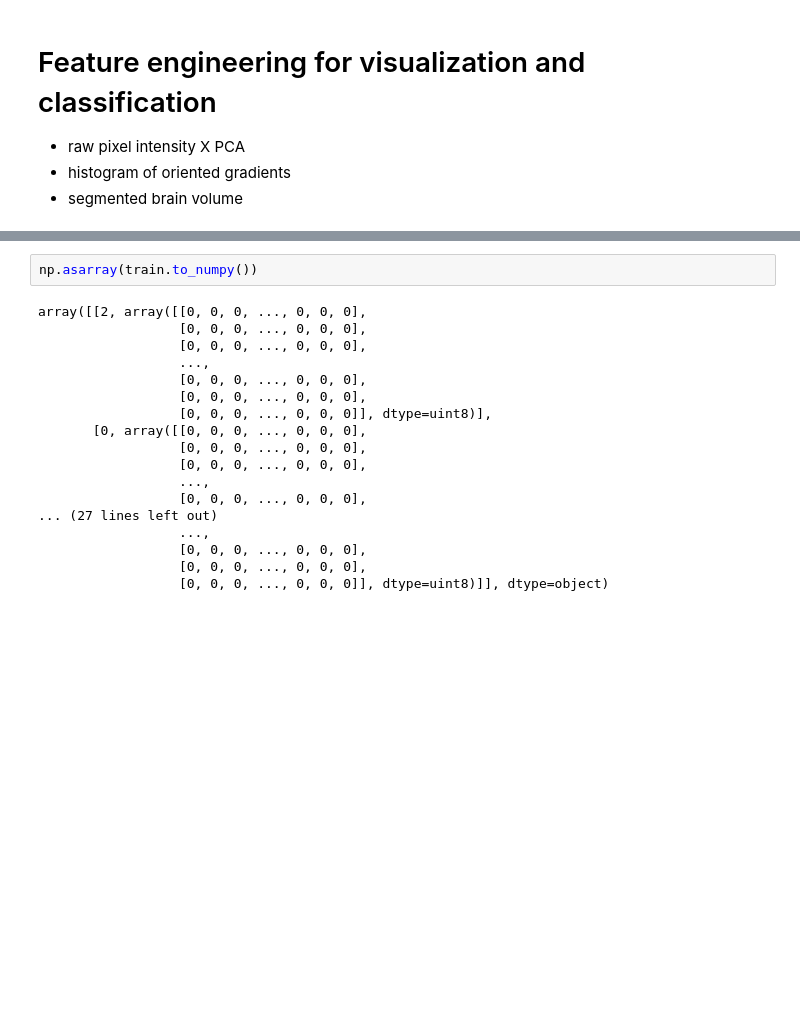
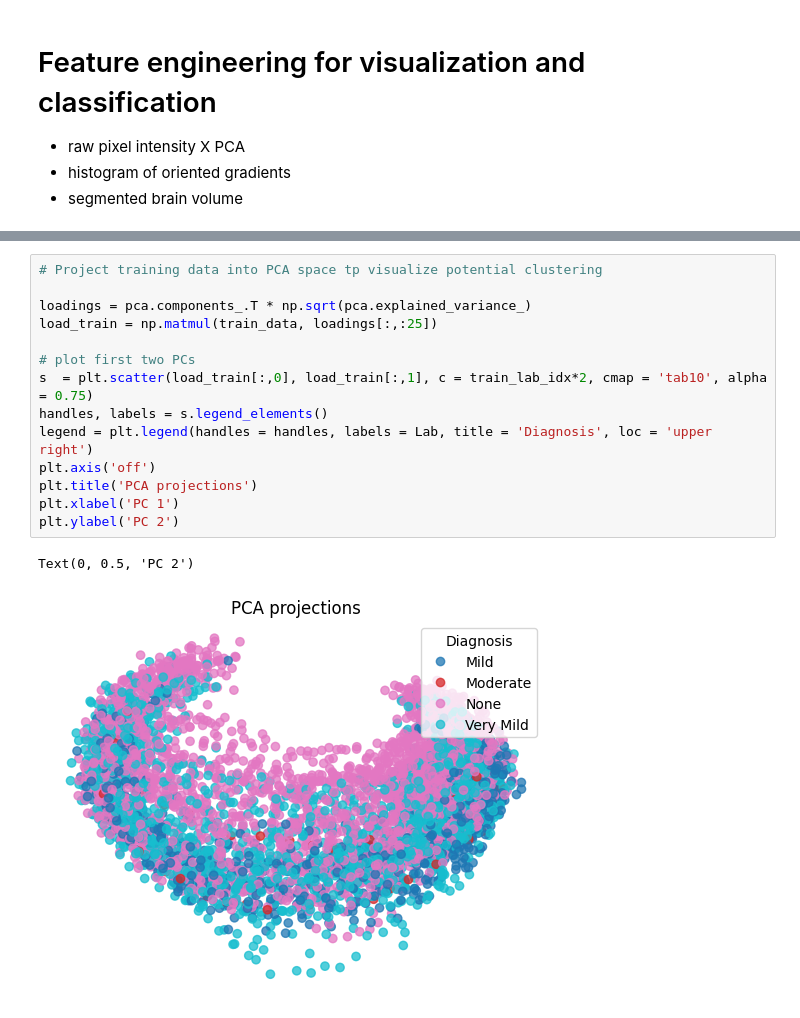
Before and after one commit to BradleyEdelman/Alzheimers-MRI-Classification, a Jupyter notebook: Alzheimers MRI classification.ipynb, the cells around one changed output, grey strips where cells are left out. Drawn from its saved outputs; the diff is of its cells as text; blank space fills up the shorter version.

```diff
--- a/Alzheimers MRI classification.ipynb
+++ b/Alzheimers MRI classification.ipynb
@@ -166,20 +164,17 @@ ValueError: setting an array element with a sequence.
-# %%
-np.asarray(train.to_numpy())
-# %% [output]
-array([[2, array([[0, 0, 0, ..., 0, 0, 0],
-                  [0, 0, 0, ..., 0, 0, 0],
-                  [0, 0, 0, ..., 0, 0, 0],
-                  ...,
-                  [0, 0, 0, ..., 0, 0, 0],
-                  [0, 0, 0, ..., 0, 0, 0],
-                  [0, 0, 0, ..., 0, 0, 0]], dtype=uint8)],
-       [0, array([[0, 0, 0, ..., 0, 0, 0],
-                  [0, 0, 0, ..., 0, 0, 0],
-                  [0, 0, 0, ..., 0, 0, 0],
-                  ...,
-                  [0, 0, 0, ..., 0, 0, 0],
-... (27 lines left out)
-                  ...,
-                  [0, 0, 0, ..., 0, 0, 0],
-                  [0, 0, 0, ..., 0, 0, 0],
-                  [0, 0, 0, ..., 0, 0, 0]], dtype=uint8)]], dtype=object)
+# %%
+# Project training data into PCA space tp visualize potential clustering
+
+loadings = pca.components_.T * np.sqrt(pca.explained_variance_)
+load_train = np.matmul(train_data, loadings[:,:25])
+
+# plot first two PCs
+s  = plt.scatter(load_train[:,0], load_train[:,1], c = train_lab_idx*2, cmap = 'tab10', alpha = 0.75)
+handles, labels = s.legend_elements()
+legend = plt.legend(handles = handles, labels = Lab, title = 'Diagnosis', loc = 'upper right')
+plt.axis('off')
+plt.title('PCA projections')
+plt.xlabel('PC 1')
+plt.ylabel('PC 2')
+# %% [output]
+Text(0, 0.5, 'PC 2')
+[figure, added]
```
Also changed, not shown: parts of 7 cells of this notebook.
